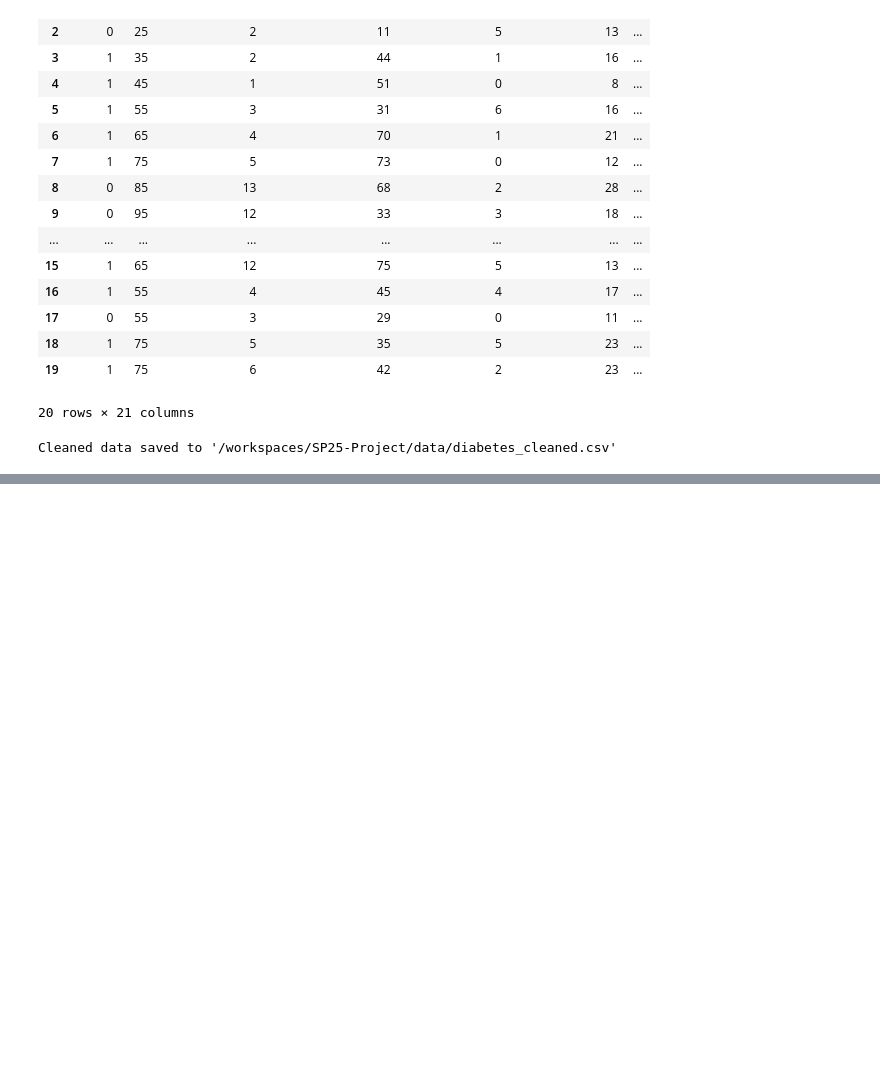
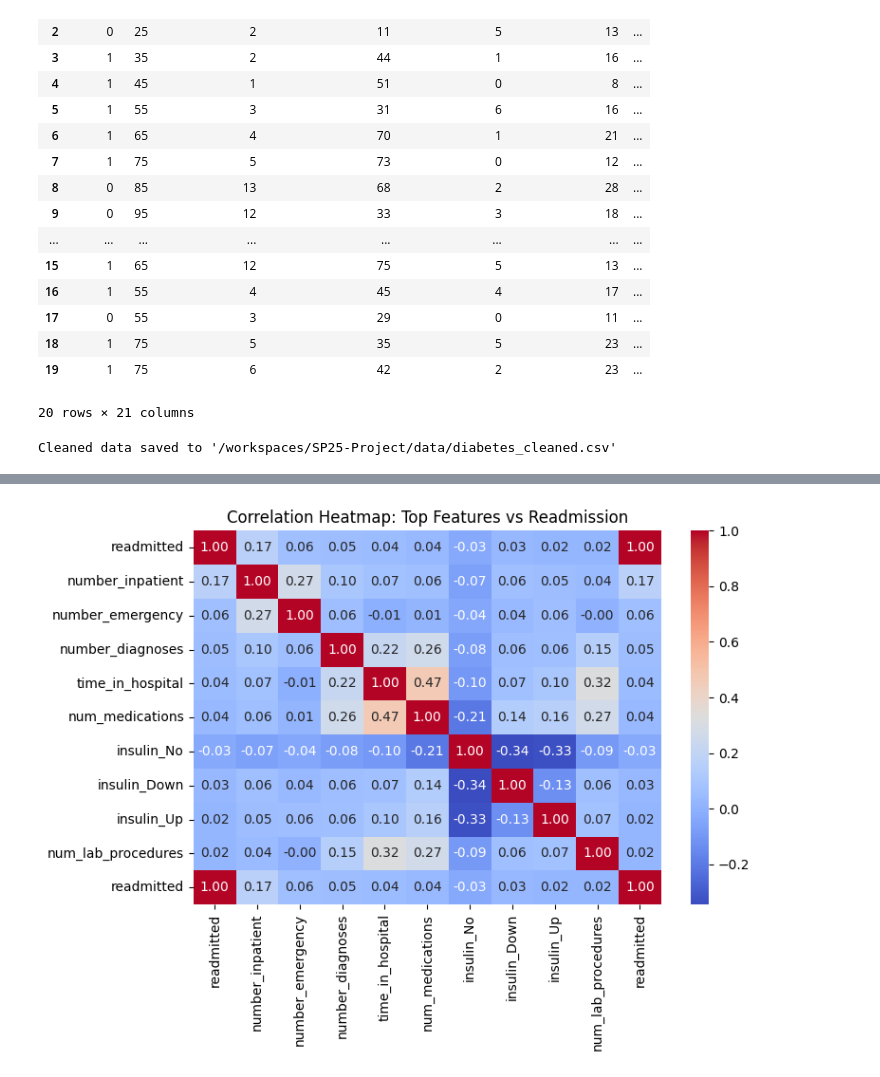
Before and after one commit to amen-hussain/SP25-Project, a Jupyter notebook: clean_code/SP25_Regressions.ipynb, the cells around one changed output, grey strips where cells are left out. Saved outputs shown, nothing was run; the diff lists cells and outputs as text; code cells hidden in the pictures; blank space fills up the shorter version.

Commit message:
readmitted correlation

```diff
--- a/clean_code/SP25_Regressions.ipynb
+++ b/clean_code/SP25_Regressions.ipynb
@@ -237,3 +237,7 @@ diabetes_cleaned.to_csv('/workspaces/SP25-Project/data/diabetes_cleaned.csv', in
 print("Cleaned data saved to '/workspaces/SP25-Project/data/diabetes_cleaned.csv'")
 # %% [output]
 Cleaned data saved to '/workspaces/SP25-Project/data/diabetes_cleaned.csv'
+# %%
+#Correlation
+correlation_with_readmitted = diabetes_cleaned.corr(numeric_only=True)['readmitted'].sort_values(key=abs, ascending=False)
+print(correlation_with_readmitted)
@@ -239,0 +262,19 @@ Cleaned data saved to '/workspaces/SP25-Project/data/diabetes_cleaned.csv'
+# %%
+#Visualize Correlation of Top 10 Features - Heatmap
+
+# Determine top 10
+top_corr_features = correlation_with_readmitted.head(10).index.tolist()
+top_corr_features.append('readmitted')  # target feature
+
+# Filter dataset for these columns
+corr_matrix = diabetes_cleaned[top_corr_features].corr()
+
+# Plot heatmap
+import seaborn as sns
+plt.figure(figsize=(8, 6))
+sns.heatmap(corr_matrix, annot=True, cmap='coolwarm', fmt=".2f")
+plt.title('Correlation Heatmap: Top Features vs Readmission')
+plt.tight_layout()
+plt.show()
+# %% [output]
+[figure, added]
```
Also changed, not shown: parts of 4 cells of this notebook.
